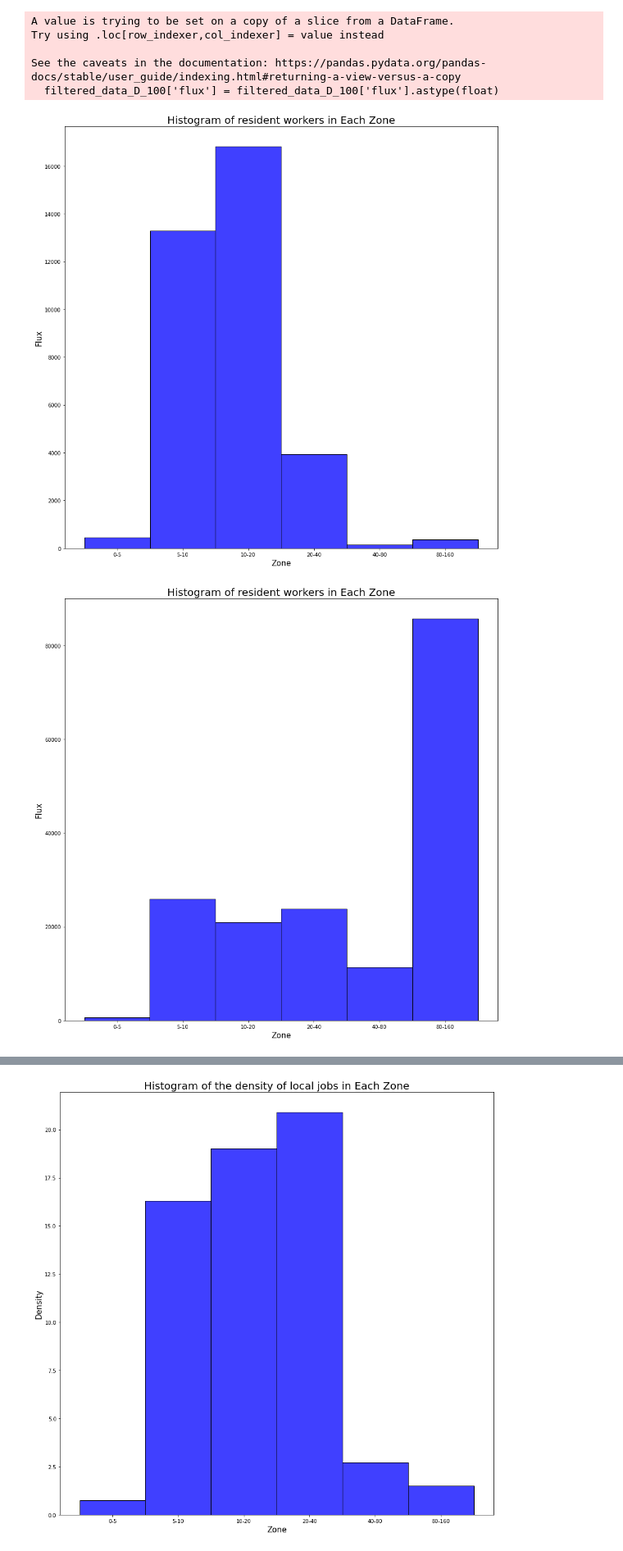
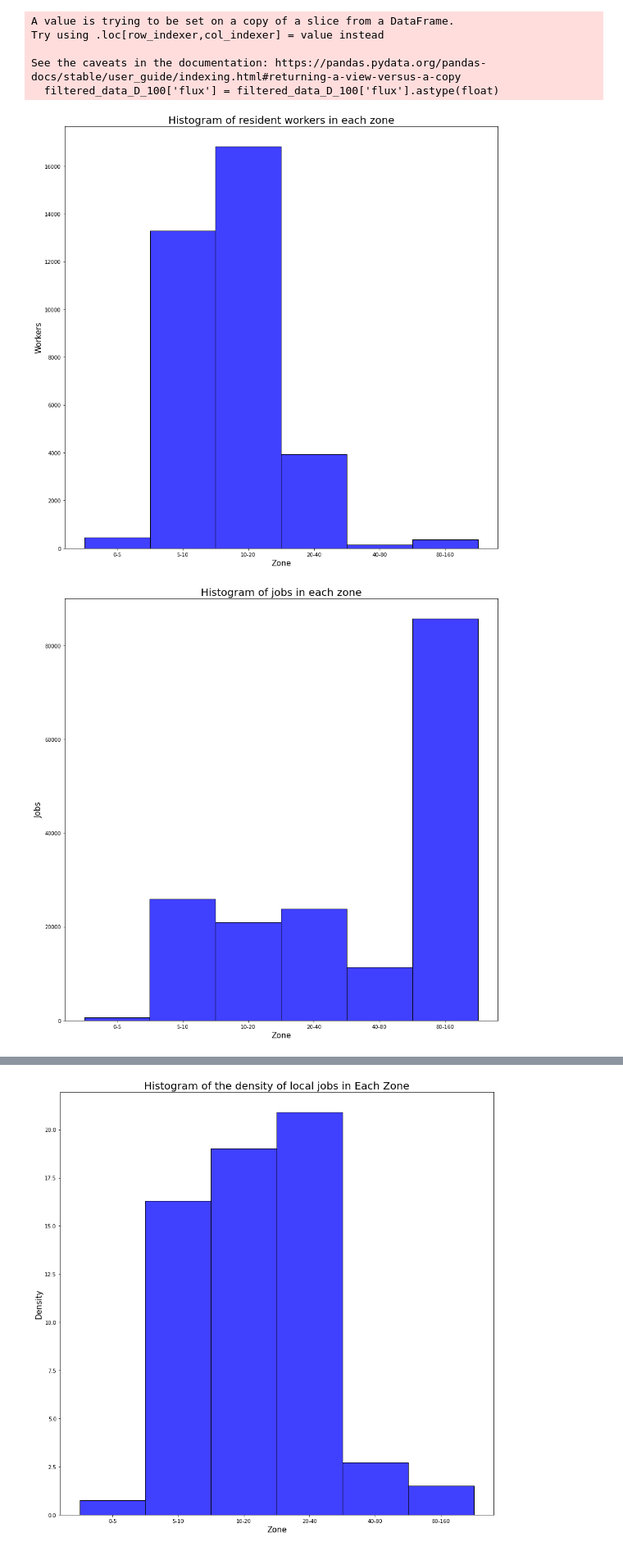
Before and after one commit to MaxelieG/SOMS, a Jupyter notebook: Histogram.ipynb, the cells around one changed output, grey strips where cells are left out. Shown at 82% size. Drawn from its saved outputs; the diff is of its cells as text; code cells hidden in the pictures.

```diff
--- a/Histogram.ipynb
+++ b/Histogram.ipynb
@@ -379,22 +379,22 @@ See the caveats in the documentation: https://pandas.pydata.org/pandas-docs/stab
 #Histogram with the flux in each zone
 fig, ax = plt.subplots(figsize=(15, 15))
 sns.histplot(filtered_data_D_100, x='zone', weights='flux', bins=7, discrete=True, color='blue', edgecolor='black')
-plt.title('Histogram of resident workers in Each Zone', fontsize=20)
+plt.title('Histogram of resident workers in each zone', fontsize=20)
 plt.xlabel('Zone', fontsize=15)
-plt.ylabel('Flux', fontsize=15)
+plt.ylabel('Workers', fontsize=15)
 plt.show()
 # %% [output]
-[figure, old version]
+[figure, new version]
 # %%
 #Histogram with the local jobs in each zone
 fig, ax = plt.subplots(figsize=(15, 15))
 sns.histplot(filtered_data_D_100, x='zone', weights='emp_O', bins=7, discrete=True, color='blue', edgecolor='black')
-plt.title('Histogram of resident workers in Each Zone', fontsize=20)
+plt.title('Histogram of jobs in each zone', fontsize=20)
 plt.xlabel('Zone', fontsize=15)
-plt.ylabel('Flux', fontsize=15)
+plt.ylabel('Jobs', fontsize=15)
 plt.show()
 # %% [output]
-[figure, old version]
+[figure, new version]
 # %%
 #graph of the ratio between the number of local jobs and the number of resident workers in each zone
 filtered_data_D_100['ratio'] = filtered_data_D_100['emp_O'] / filtered_data_D_100['flux']
```
Also changed, not shown: parts of 5 cells of this notebook.
